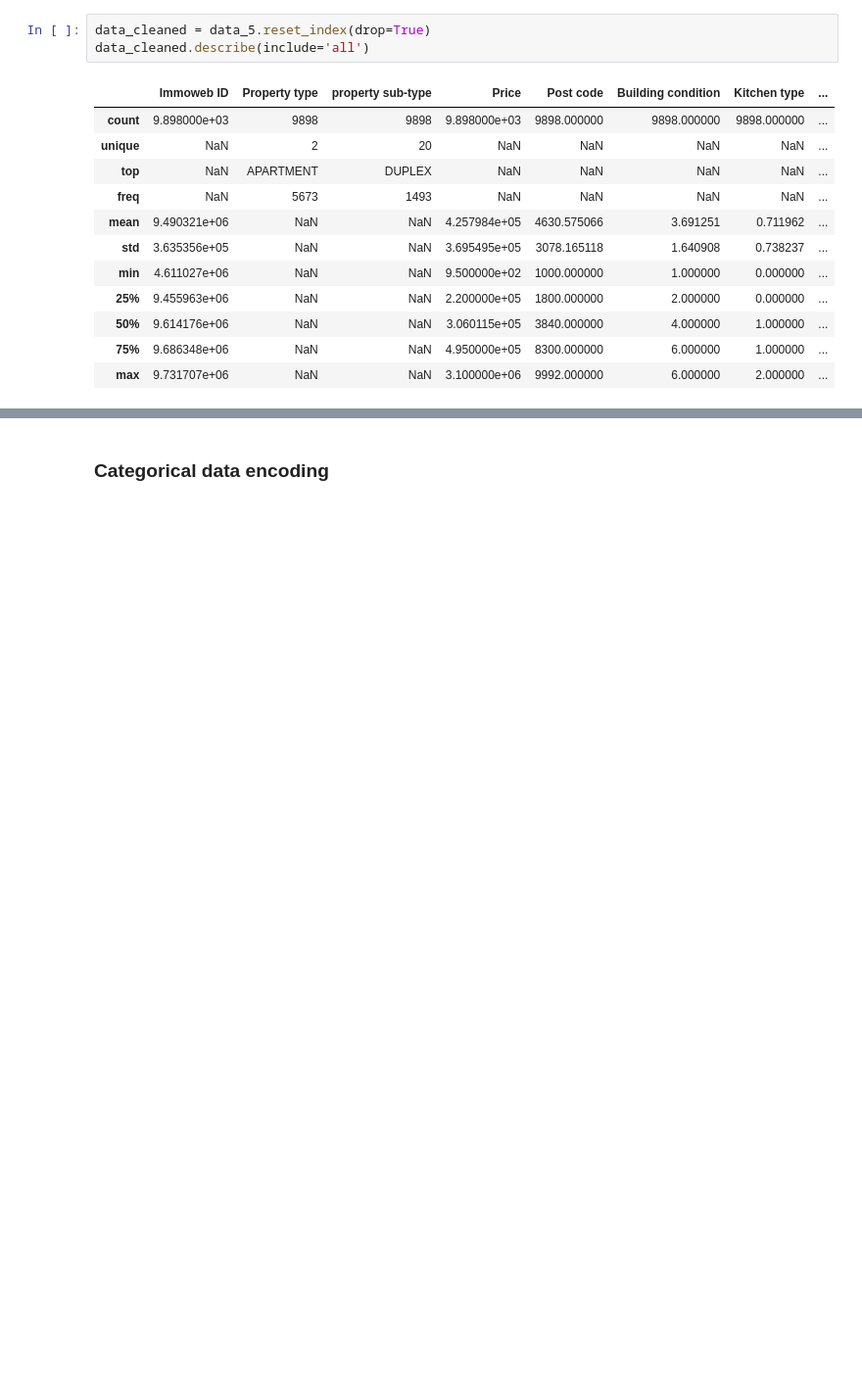
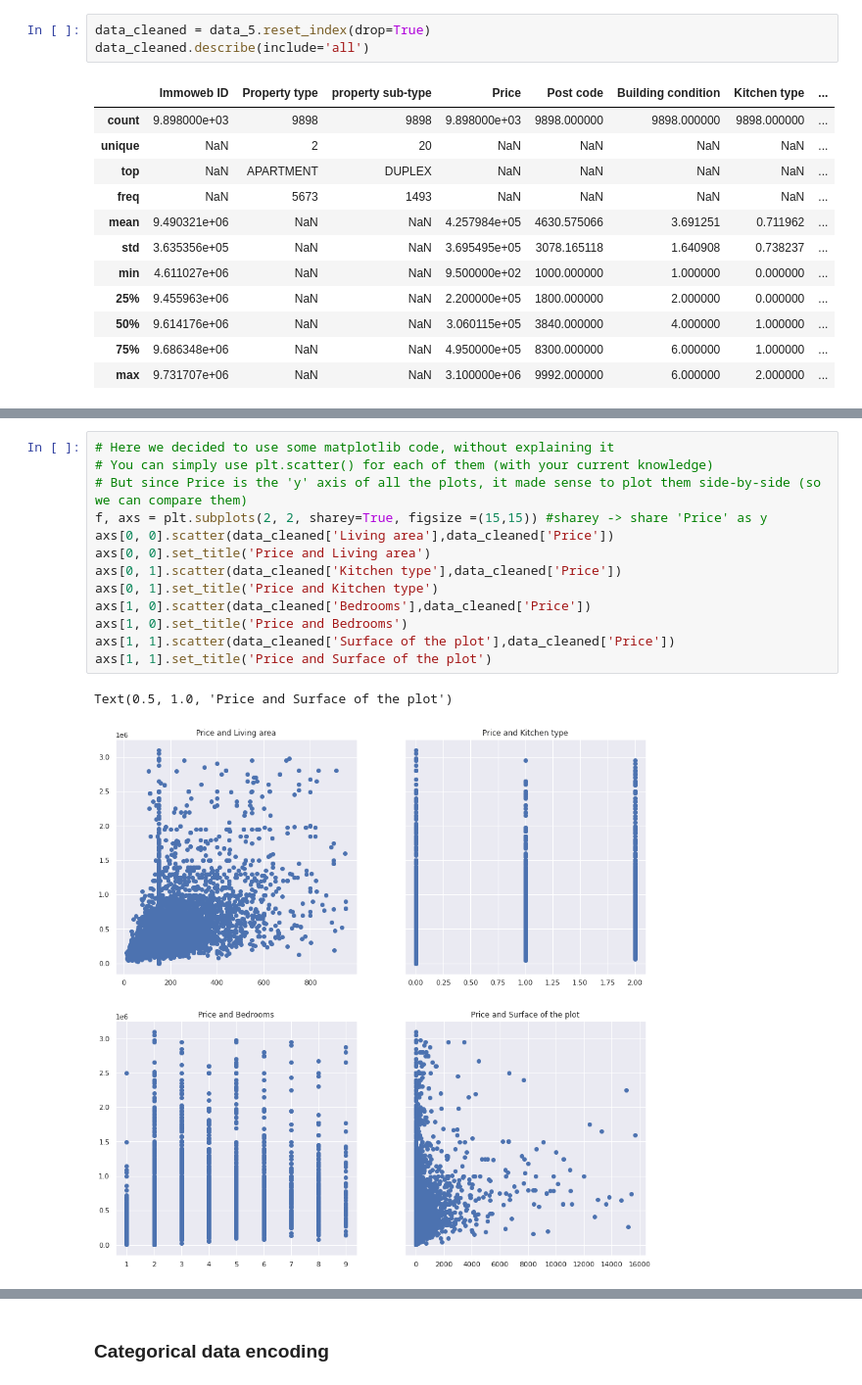
Before and after one commit to dilsadozbrk/immo_eliza_regression, a Jupyter notebook: data/Data_cleaning.ipynb, the cells around one changed output, grey strips where cells are left out. Shown at 98% size. Cells and saved outputs as stored; diff of their text form; blank space fills up the shorter version.

```diff
--- a/data/Data_cleaning.ipynb
+++ b/data/Data_cleaning.ipynb
@@ -418,0 +426,16 @@ data_cleaned.describe(include='all')
+# %%
+# Here we decided to use some matplotlib code, without explaining it
+# You can simply use plt.scatter() for each of them (with your current knowledge)
+# But since Price is the 'y' axis of all the plots, it made sense to plot them side-by-side (so we can compare them)
+f, axs = plt.subplots(2, 2, sharey=True, figsize =(15,15)) #sharey -> share 'Price' as y
+axs[0, 0].scatter(data_cleaned['Living area'],data_cleaned['Price'])
+axs[0, 0].set_title('Price and Living area')
+axs[0, 1].scatter(data_cleaned['Kitchen type'],data_cleaned['Price'])
+axs[0, 1].set_title('Price and Kitchen type')
+axs[1, 0].scatter(data_cleaned['Bedrooms'],data_cleaned['Price'])
+axs[1, 0].set_title('Price and Bedrooms')
+axs[1, 1].scatter(data_cleaned['Surface of the plot'],data_cleaned['Price'])
+axs[1, 1].set_title('Price and Surface of the plot')
+# %% [output]
+Text(0.5, 1.0, 'Price and Surface of the plot')
+[figure, added]
```
Also changed, not shown: parts of 12 cells of this notebook.
